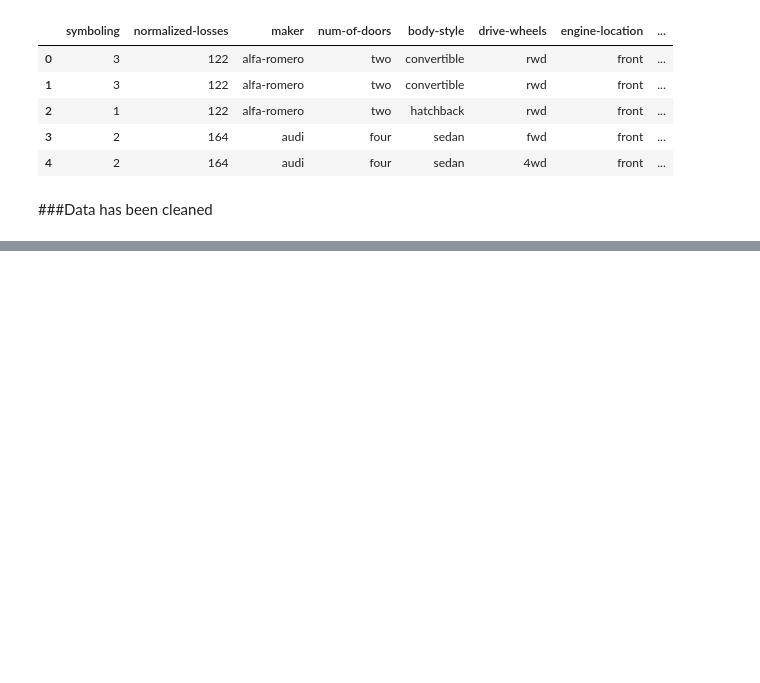
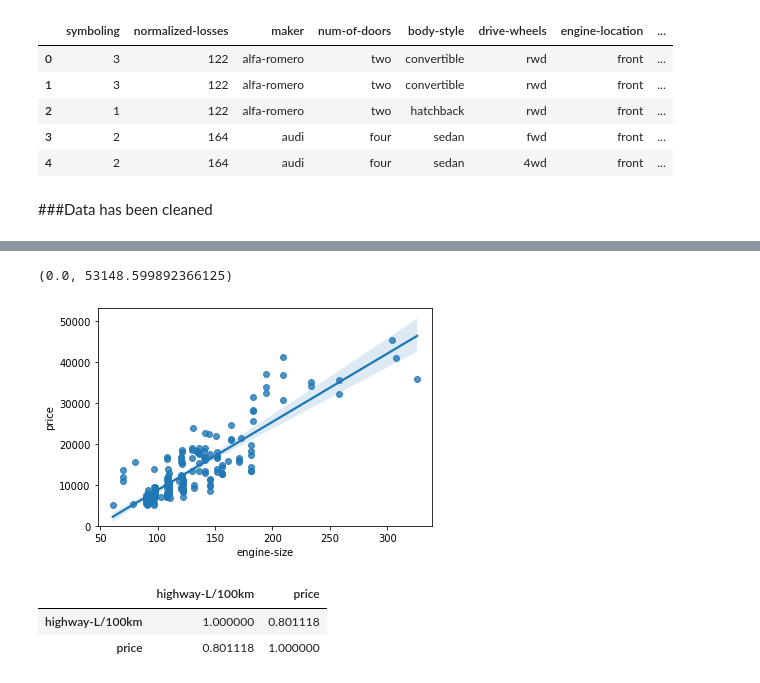
Before and after one commit to Felipe-Bach/Car_Price_Analysis_IBM, a Jupyter notebook: Car_Price_Analysis.ipynb, the cells around one changed output, grey strips where cells are left out. Cells and saved outputs as stored; diff of their text form; code cells hidden in the pictures; blank space fills up the shorter version.

```diff
--- a/Car_Price_Analysis.ipynb
+++ b/Car_Price_Analysis.ipynb
@@ -452,0 +495,12 @@ df.to_csv('clean_df.csv')
+# %%
+sns.regplot(x='engine-size', y='price', data=df)
+plt.ylim(0,)
+# %% [output]
+(0.0, 53148.599892366125)
+[figure, added]
+# %%
+df[['highway-L/100km', 'price']].corr()
+# %% [output]
+|  | highway-L/100km | price |
+| highway-L/100km | 1.000000 | 0.801118 |
+| price | 0.801118 | 1.000000 |
```
Also changed, not shown: parts of 44 cells of this notebook.
